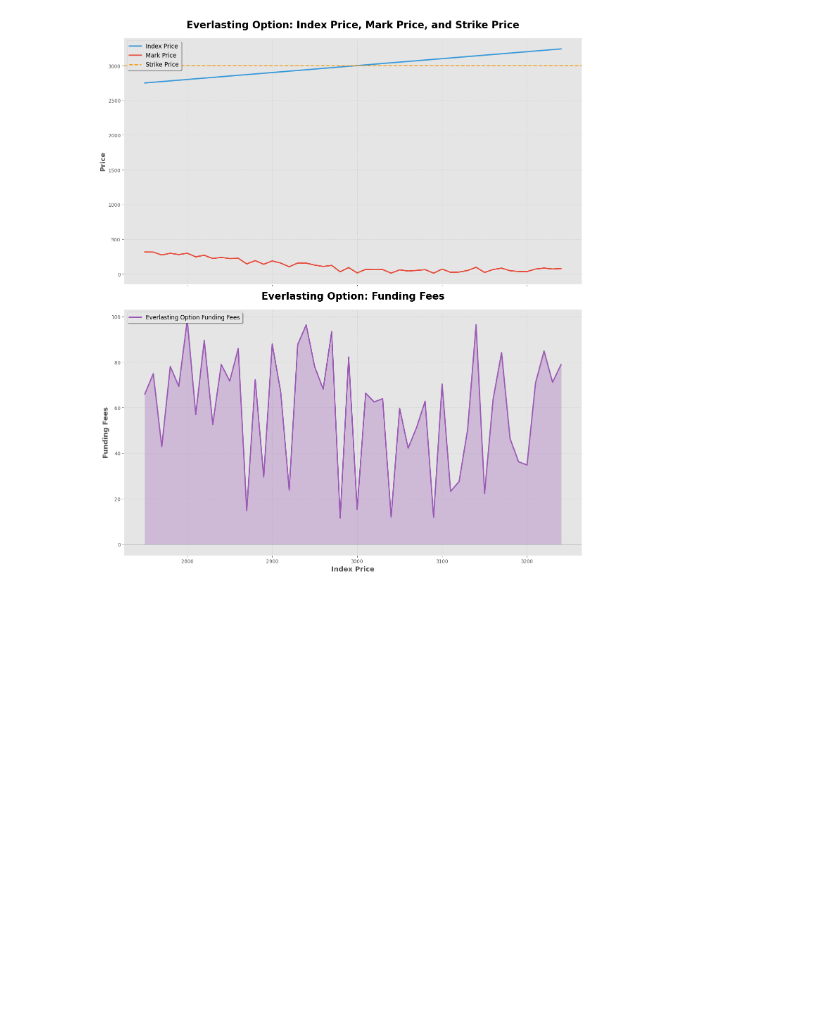
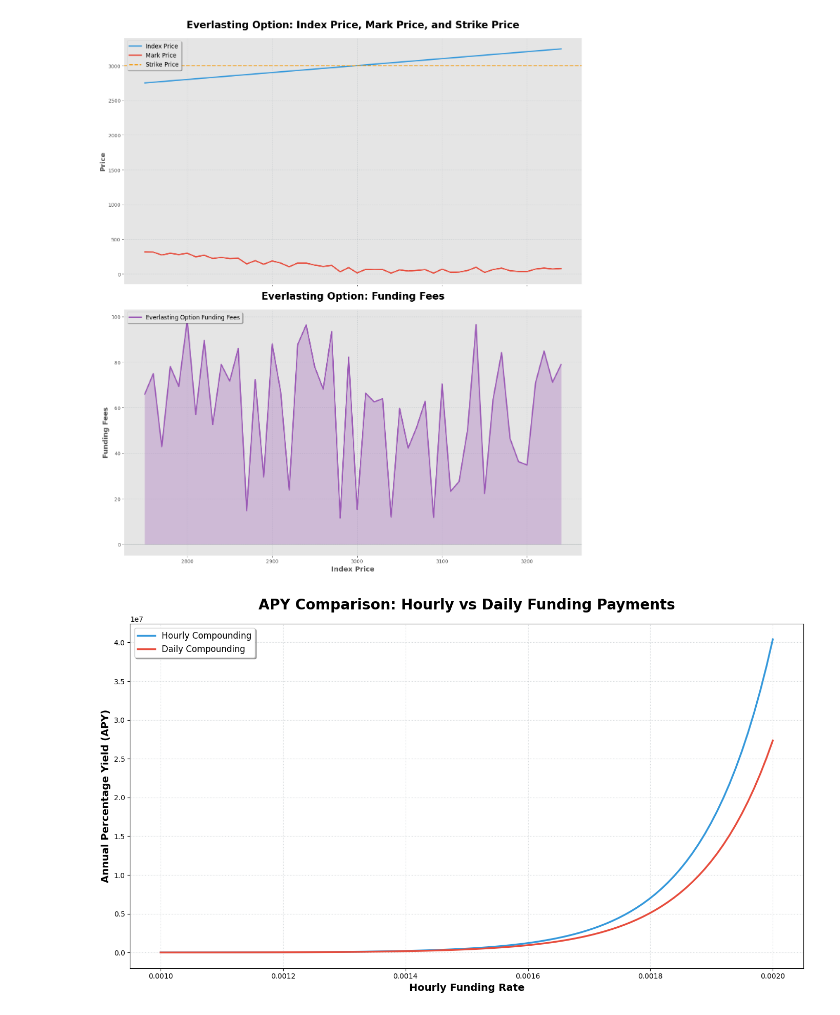
Before and after one commit to 0xahzam/research, a Jupyter notebook: understanding_perps/playground.ipynb, the cells around one changed output. Drawn from its saved outputs; the diff is of its cells as text; code cells hidden in the pictures; blank space fills up the shorter version.

Commit message:
drift's fees + comparison

```diff
--- a/understanding_perps/playground.ipynb
+++ b/understanding_perps/playground.ipynb
@@ -119,3 +195,38 @@ plt.tight_layout()
 plt.show()
 # %% [output]
 [figure]
+# %%
+def calculate_apy(rate, compounding_frequency):
+    return (1 + rate) ** compounding_frequency - 1
+
+# Comparing drift's APY when funding is paid every hour vs every day
+# Create an array of hourly rates from 0.0001 to 0.01
+hourly_rates = np.linspace(0.001, 0.002, 100)
+
+# APY
+hourly_apys = [calculate_apy(rate, 24 * 365.25) for rate in hourly_rates]
+daily_apys = [calculate_apy(rate * 24, 365.25) for rate in hourly_rates]
+
+# Comparison graph
+fig, ax = plt.subplots(figsize=(14, 8))
+
+# Plot the lines
+ax.plot(hourly_rates, hourly_apys, label='Hourly Compounding', color='#3498db', linewidth=2.5)
+ax.plot(hourly_rates, daily_apys, label='Daily Compounding', color='#e74c3c', linewidth=2.5)
+
+# Customize the plot
+ax.set_title("APY Comparison: Hourly vs Daily Funding Payments", fontsize=20, fontweight="bold", pad=20)
+ax.set_xlabel("Hourly Funding Rate", fontsize=14, fontweight="bold")
+ax.set_ylabel("Annual Percentage Yield (APY)", fontsize=14, fontweight="bold")
+
+# Enhance the legend
+ax.legend(fontsize=12, loc="upper left", fancybox=True, shadow=True)
+
+# Customize the grid
+ax.grid(True, linestyle=":", alpha=0.7, color="#bdc3c7")
+
+# Adjust the layout and display the plot
+plt.tight_layout()
+plt.show()
+# %% [output]
+[figure, added]
```
Also changed, not shown: parts of 3 cells of this notebook, 2 other files.
